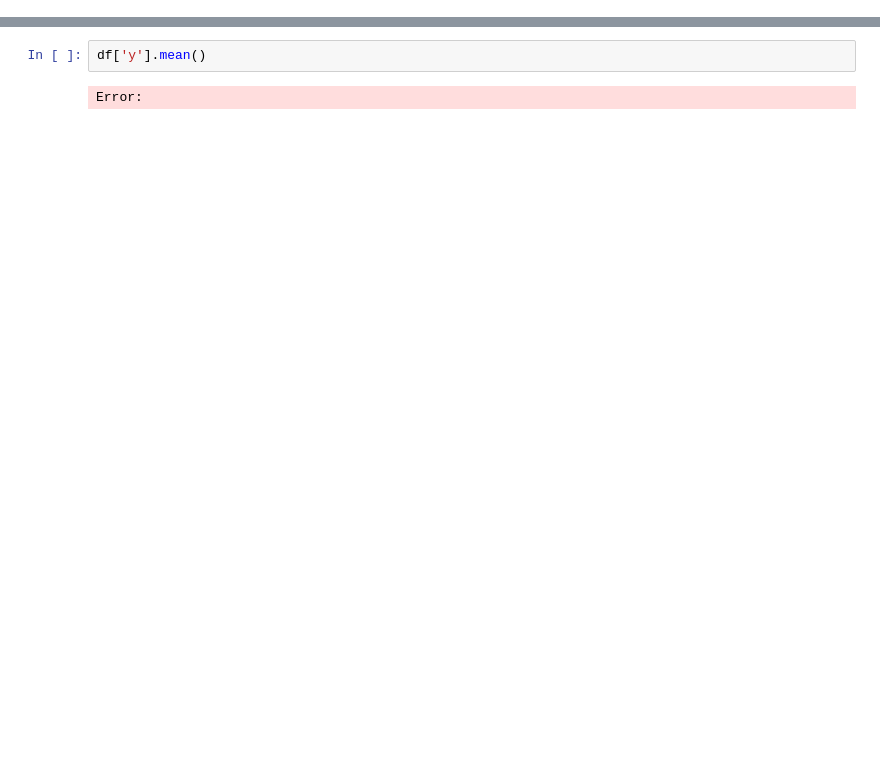
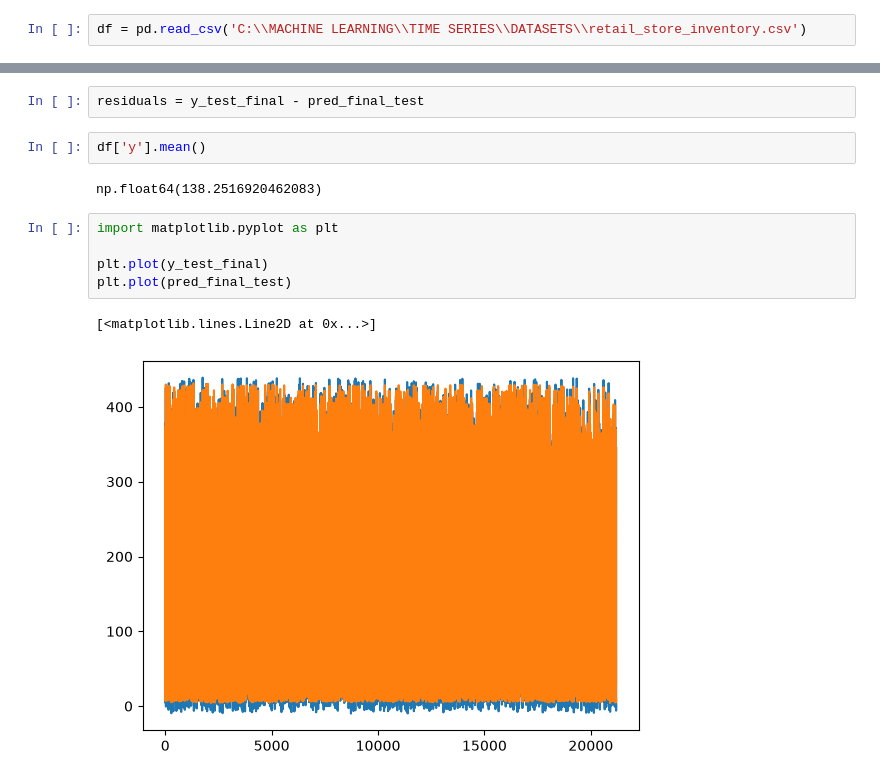
Before and after one commit to darshanj9190-glitch/TIME-SERIES-PROJECT, a Jupyter notebook: DEMAND FORECASTING PROPHET + XGBOOST.ipynb, the cells around one changed output, grey strips where cells are left out. Saved outputs shown, nothing was run; the diff lists cells and outputs as text; blank space fills up the shorter version.

```diff
--- a/DEMAND FORECASTING PROPHET + XGBOOST.ipynb
+++ b/DEMAND FORECASTING PROPHET + XGBOOST.ipynb
@@ -114,0 +1,2 @@ Error:
+# %%
+df = pd.read_csv('C:\\MACHINE LEARNING\\TIME SERIES\\DATASETS\\retail_store_inventory.csv')
@@ -115,4 +125,14 @@ Error:
+# %%
+residuals = y_test_final - pred_final_test
 # %%
 df['y'].mean()
 # %% [output]
-Error:
+np.float64(138.2516920462083)
+# %%
+import matplotlib.pyplot as plt
+
+plt.plot(y_test_final)
+plt.plot(pred_final_test)
+# %% [output]
+[<matplotlib.lines.Line2D at 0x...>]
+[figure, added]
```
Also changed, not shown: parts of 23 cells of this notebook.
